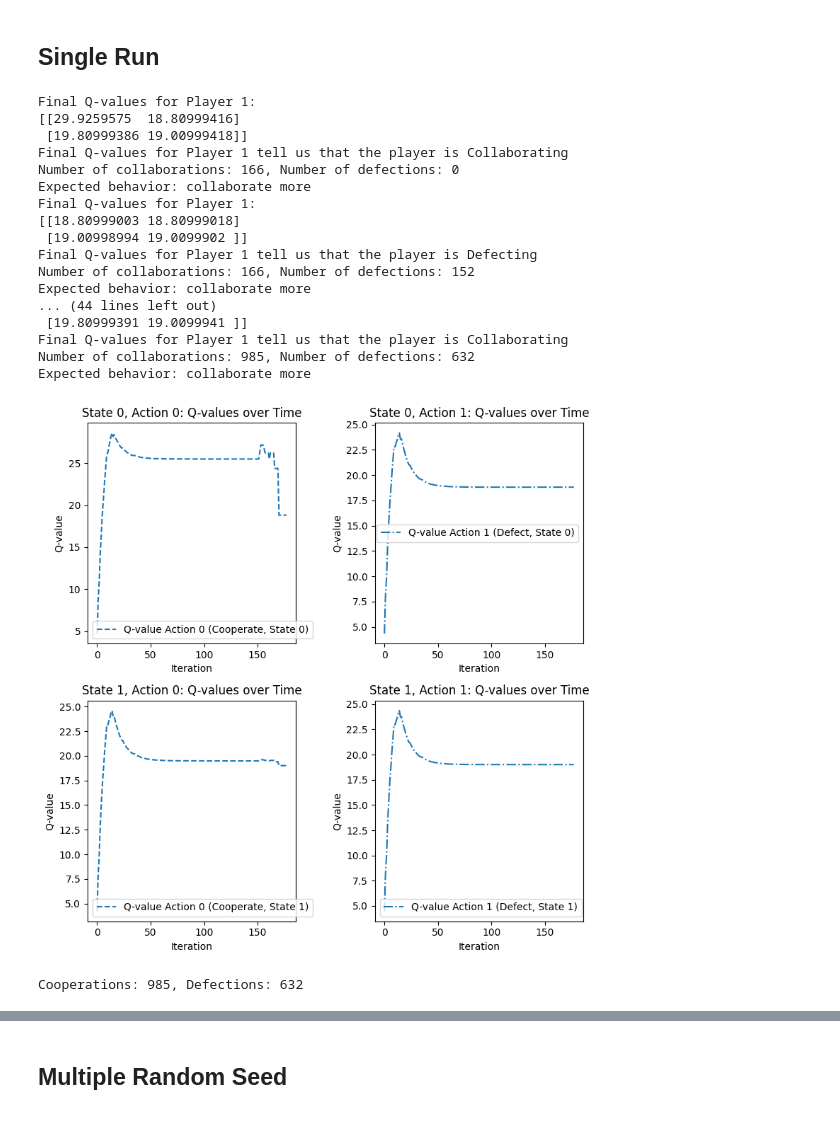
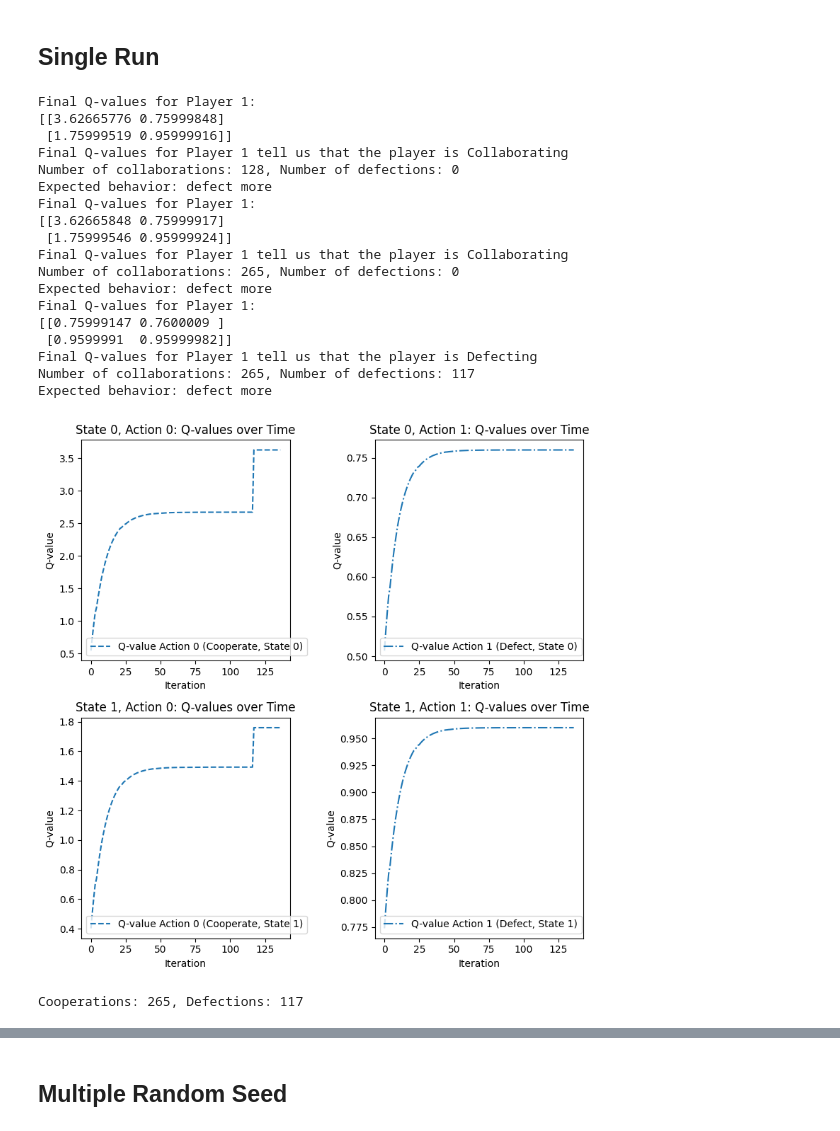
Before and after one commit to AE452/SDES, a Jupyter notebook: SingleAgent_debug_analysis.ipynb, the cells around one changed output, grey strips where cells are left out. Drawn from its saved outputs; the diff is of its cells as text; code cells hidden in the pictures.

```diff
--- a/SingleAgent_debug_analysis.ipynb
+++ b/SingleAgent_debug_analysis.ipynb
@@ -5,7 +5,7 @@ from SingleAgent import *
 # %% [markdown]
 ## Theoretical Qlearning values
 # %%
-delta_value = 0.99
+delta_value = 0.8
 epsilon_value = 0.1
 P, R, T, S = 0.2, 0.8, 1, 0
 # %% [markdown]
@@ -20,43 +20,44 @@ The Payoff Matrix:
 # %%
 # Initialize the solver with GrimTrigger_QValues
 strategy = GrimTrigger_QValues()
 solver = PrisonersDilemmaSolver(
     strategy=strategy,
     e_initial=0.1,
     lambda_val=0.1,
     alpha=0.1,
     delta=delta_value,
     K=500,
-    M=10,
+    M=3,
     e_decay=1,
     random_uniform=True,
     verbose=True
 )
 
 # Run the solver
 cooperations, defections, q1_history, mean_q_values, grim_trigger_count_dict = solver.run()
 # Check results
 print(f"Cooperations: {cooperations}, Defections: {defections}")
 # %% [output]
 Final Q-values for Player 1:
-[[29.9259575  18.80999416]
- [19.80999386 19.00999418]]
+[[3.62665776 0.75999848]
+ [1.75999519 0.95999916]]
 Final Q-values for Player 1 tell us that the player is Collaborating
-Number of collaborations: 166, Number of defections: 0
-Expected behavior: collaborate more
+Number of collaborations: 128, Number of defections: 0
+Expected behavior: defect more
 Final Q-values for Player 1:
-[[18.80999003 18.80999018]
- [19.00998994 19.0099902 ]]
+[[3.62665848 0.75999917]
+ [1.75999546 0.95999924]]
+Final Q-values for Player 1 tell us that the player is Collaborating
+Number of collaborations: 265, Number of defections: 0
+Expected behavior: defect more
+Final Q-values for Player 1:
+[[0.75999147 0.7600009 ]
+ [0.9599991  0.95999982]]
 Final Q-values for Player 1 tell us that the player is Defecting
-Number of collaborations: 166, Number of defections: 152
-Expected behavior: collaborate more
-... (44 lines left out)
- [19.80999391 19.0099941 ]]
-Final Q-values for Player 1 tell us that the player is Collaborating
-Number of collaborations: 985, Number of defections: 632
-Expected behavior: collaborate more
+Number of collaborations: 265, Number of defections: 117
+Expected behavior: defect more
-[figure, old version]
+[figure, new version]
-Cooperations: 985, Defections: 632
+Cooperations: 265, Defections: 117
 # %%
 qval_inner_value_iteration = solver.check_value_iteration()
 # %%
```
Also changed, not shown: parts of 1 cell of this notebook.
